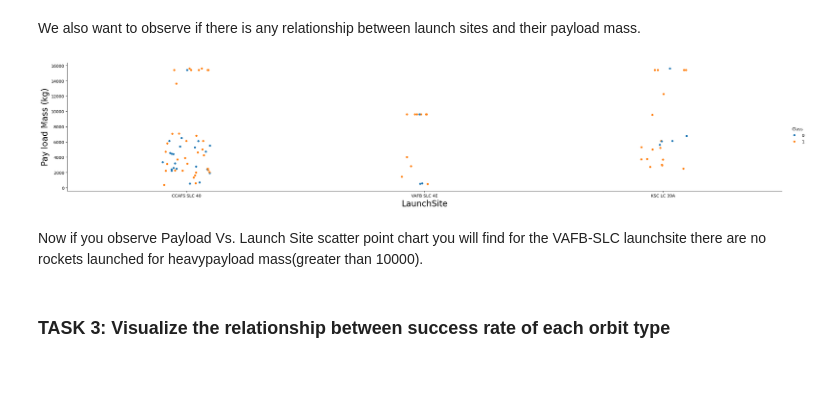
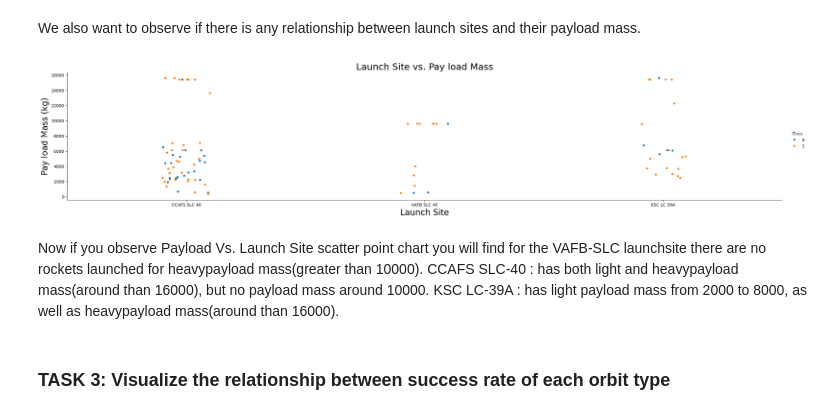
Before and after one commit to Jin-Jun-Mei/SpaceX, a Jupyter notebook: 5.EDA-dataviz.ipynb, the cells around one changed output. Drawn from its saved outputs; the diff is of its cells as text; code cells hidden in the pictures; blank space fills up the shorter version.

```diff
--- a/5.EDA-dataviz.ipynb
+++ b/5.EDA-dataviz.ipynb
@@ -100,13 +104,16 @@ We also want to observe if there is any relationship between launch sites and th
 # %%
 # Plot a scatter point chart with x axis to be Pay Load Mass (kg) and y axis to be the launch site, and hue to be the class value
 sns.catplot(x="LaunchSite", y="PayloadMass", hue="Class", data=df, aspect = 5)
-plt.xlabel("LaunchSite",fontsize=20)
+plt.xlabel("Launch Site",fontsize=20)
 plt.ylabel("Pay load Mass (kg)",fontsize=20)
+plt.title ("Launch Site vs. Pay load Mass",fontsize=22)
 plt.show()
 # %% [output]
-[figure, old version]
+[figure, new version]
 # %% [markdown]
-Now if you observe Payload Vs. Launch Site scatter point chart you will find for the VAFB-SLC  launchsite there are no  rockets  launched for  heavypayload mass(greater than 10000).
+Now if you observe Payload Vs. Launch Site scatter point chart you will find for the VAFB-SLC  launchsite there are no  rockets  launched for heavypayload mass(greater than 10000).
+CCAFS SLC-40 : has both  light and heavypayload mass(around than 16000), but no payload mass around 10000.
+KSC LC-39A : has light payload mass from 2000 to 8000, as well as heavypayload mass(around than 16000).
 # %% [markdown]
 ### TASK  3: Visualize the relationship between success rate of each orbit type
 # %% [markdown]
```
Also changed, not shown: parts of 8 cells of this notebook.
